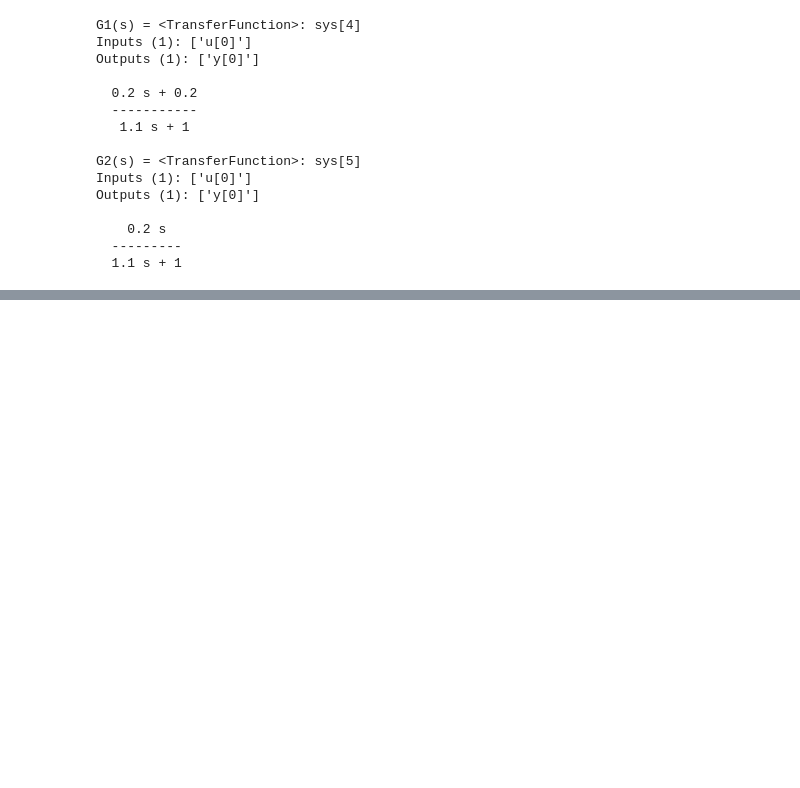
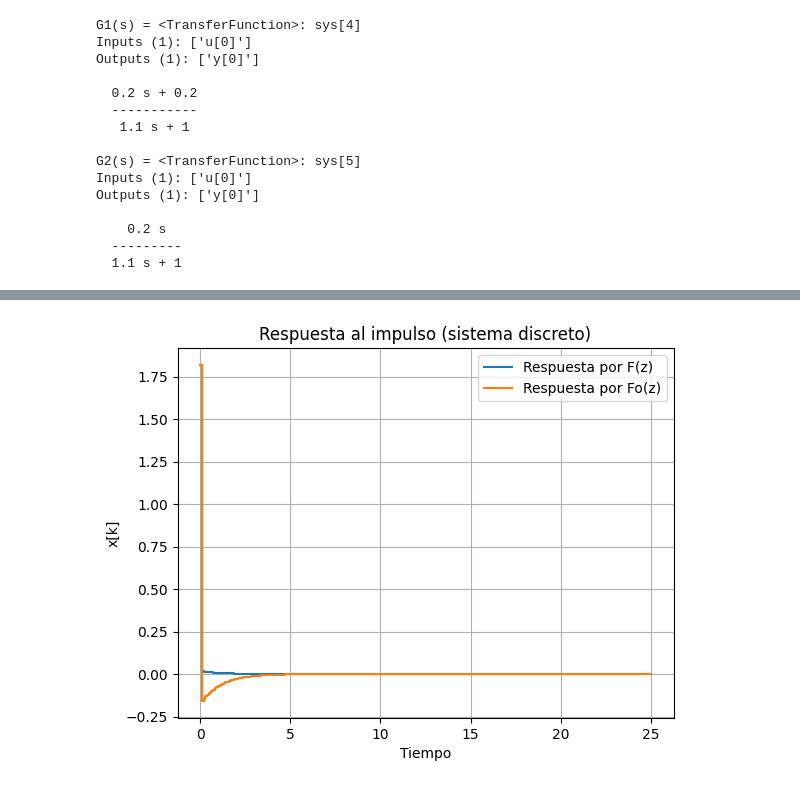
Before and after one commit to juandiego2205/Repository_lab_control, a Jupyter notebook: Code_Practica_1_sistemas_descritos.ipynb, the cells around one changed output, grey strips where cells are left out. Saved outputs shown, nothing was run; the diff lists cells and outputs as text; code cells hidden in the pictures; blank space fills up the shorter version.

```diff
--- a/Code_Practica_1_sistemas_descritos.ipynb
+++ b/Code_Practica_1_sistemas_descritos.ipynb
@@ -88,0 +105,13 @@ plt.show()
+# %%
+# Tiempo de muestreo
+Ts = 0.1
+
+# Transformada Z (discretización)
+G1z = ctrl.c2d(G1, Ts, method='zoh')
+G2z = ctrl.c2d(G2, Ts, method='zoh')
+
+print("\nG1(z) =")
+print(G1z)
+
+print("\nG2(z) =")
+print(G2z)
@@ -88,0 +138,20 @@ plt.show()
+# %%
+# Respuesta impulso (sistema discreto)
+
+t_imp, y_imp = ctrl.impulse_response(G1z)
+
+plt.figure(3)
+plt.step(t_imp, y_imp, where="post", label="Respuesta por F(z)")
+
+t2_imp, y2_imp = ctrl.impulse_response(G2z)
+plt.step(t2_imp, y2_imp, where="post", label="Respuesta por Fo(z)")
+
+plt.title("Respuesta al impulso (sistema discreto)")
+plt.xlabel("Tiempo")
+plt.ylabel("x[k]")
+plt.legend()
+plt.grid()
+
+plt.show()
+# %% [output]
+[figure, added]
```
Also changed, not shown: parts of 4 cells of this notebook.
